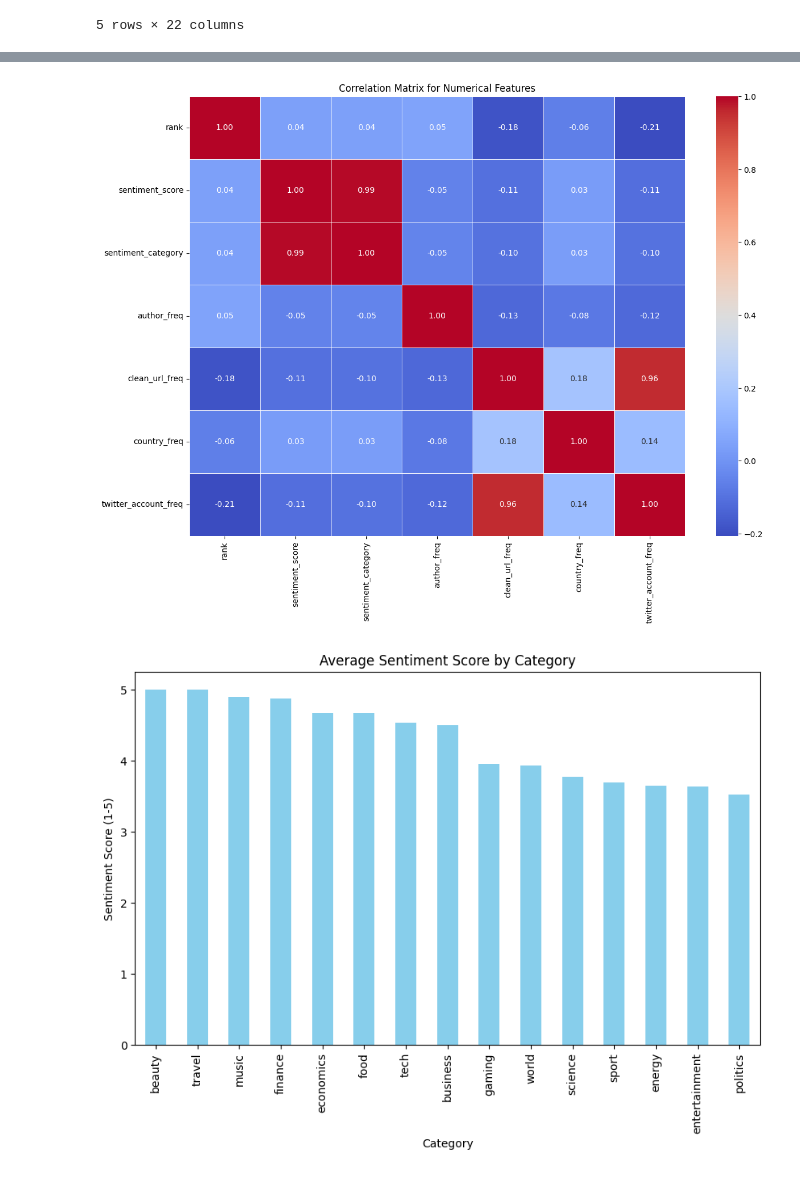
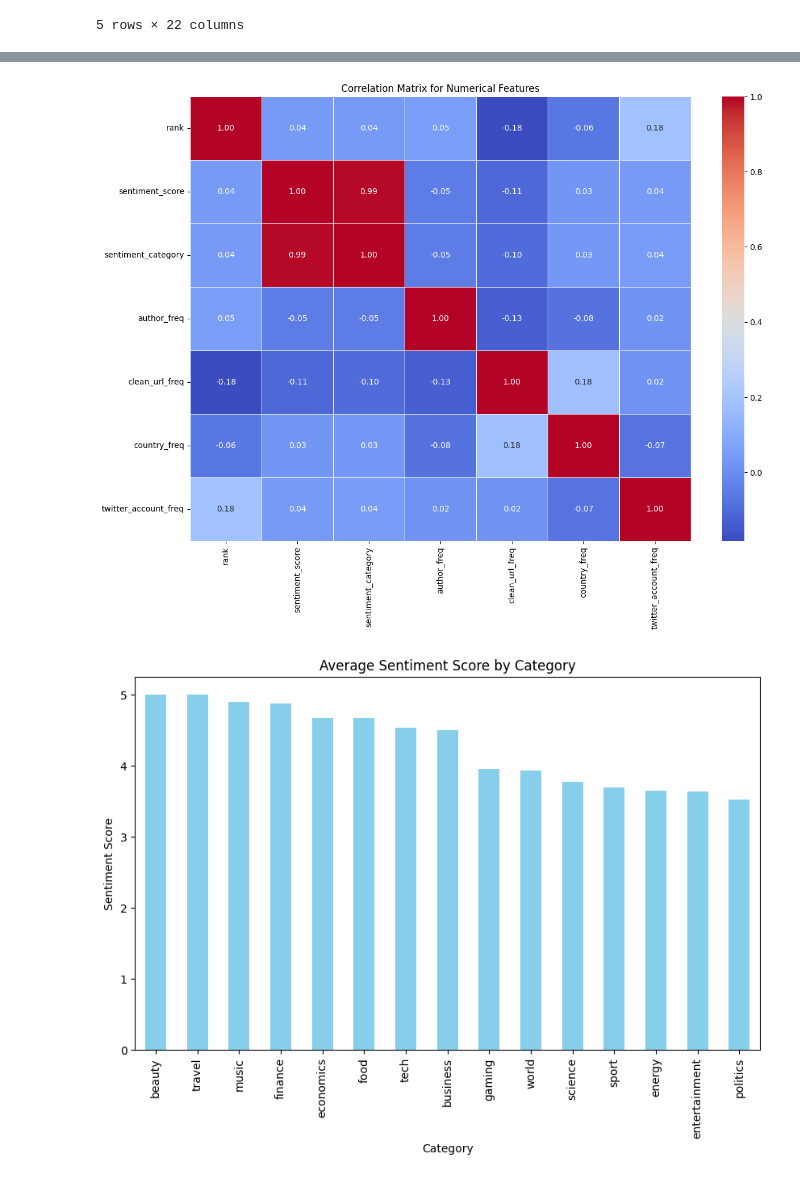
Before and after one commit to Phuc776/news_scrapper, a Jupyter notebook: test_news_sementic.ipynb, the cells around one changed output, grey strips where cells are left out. Cells and saved outputs as stored; diff of their text form; code cells hidden in the pictures.

```diff
--- a/test_news_sementic.ipynb
+++ b/test_news_sementic.ipynb
@@ -180,6 +165,16 @@ def frequency_encode(df, column):
 # Apply frequency encoding to categorical columns
 categorical_columns = ['author', 'clean_url', 'country', 'twitter_account']
 
+# Handle missing values
+df['author'].fillna('Unknown', inplace=True)
+df['author'].replace('', 'Unknown', inplace=True)
+df['clean_url'].fillna('Unknown', inplace=True)
+df['clean_url'].replace('', 'Unknown', inplace=True)
+df['country'].fillna('Unknown', inplace=True)
+df['country'].replace('', 'Unknown', inplace=True)
+df['twitter_account'].fillna('Unknown', inplace=True)
+df['twitter_account'].replace('', 'Unknown', inplace=True)
+
 for col in categorical_columns:
     df[col + '_freq'] = frequency_encode(df, col)
 
@@ -188,26 +201,26 @@ for col in categorical_columns:
 # %%
 import json
-# df.drop(columns=['year', 'month', 'day_of_week'], inplace=True)
+df.drop(columns=['year', 'month', 'day_of_week'], inplace=True)
 # Calculate the correlation matrix for numerical and derived features
 numerical_columns = df.select_dtypes(include=[np.number]).columns
 correlation_matrix = df[numerical_columns].corr()
 
 
 correlation_dict = correlation_matrix.to_dict()
 correlation_json = json.dumps({"correlation_matrix": correlation_dict}, indent=4)
 with open("correlation_matrix.json", "w") as f:
     f.write(correlation_json)
 # # Plot the correlation heatmap
 # plt.figure(figsize=(14, 10))
 # sns.heatmap(correlation_matrix, annot=True, cmap='coolwarm', linewidths=0.5)
 # plt.title('Correlation Matrix')
 # plt.show()
 plt.figure(figsize=(14, 10))
 sns.heatmap(correlation_matrix, annot=True, cmap='coolwarm', fmt=".2f", linewidths=0.5)
 plt.title('Correlation Matrix for Numerical Features')
 plt.show()
 # %% [output]
-[figure, old version]
+[figure, new version]
 # %%
 # Group by topic and calculate the average sentiment score and count
 sentiment_summary = df.groupby('topic')['sentiment_category'].agg(['mean', 'count'])
@@ -215,8 +228,8 @@ sentiment_summary = df.groupby('topic')['sentiment_category'].agg(['mean', 'coun
 # Plot average sentiment score by topic
 sentiment_summary.sort_values('mean', ascending=False)['mean'].plot(kind='bar', figsize=(10, 6), color='skyblue')
 plt.title('Average Sentiment Score by Category')
-plt.ylabel('Sentiment Score (1-5)')
+plt.ylabel('Sentiment Score')
 plt.xlabel('Category')
 plt.show()
 # %% [output]
-[figure, old version]
+[figure, new version]
```
Also changed, not shown: parts of 3 cells of this notebook, 3 other files.
